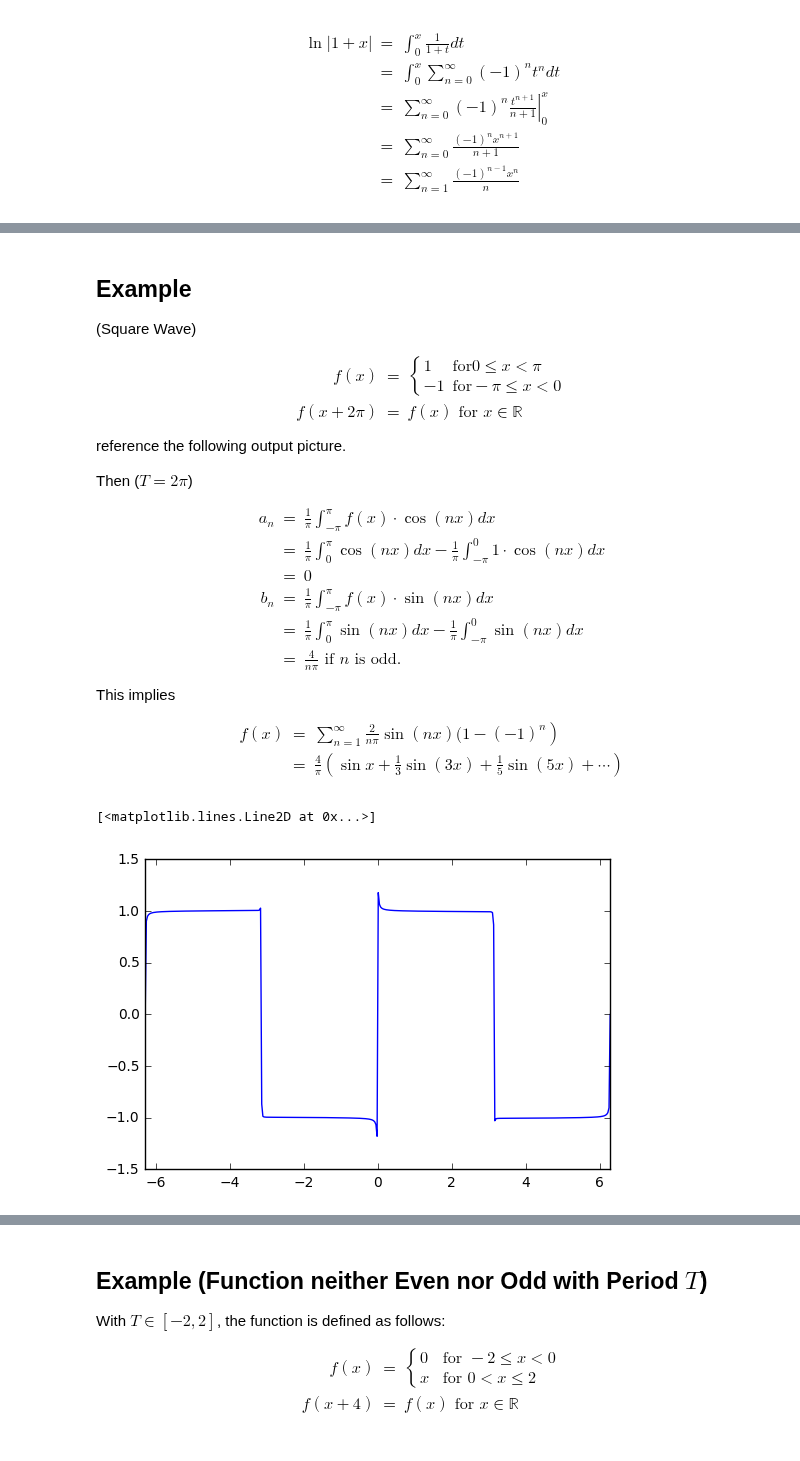
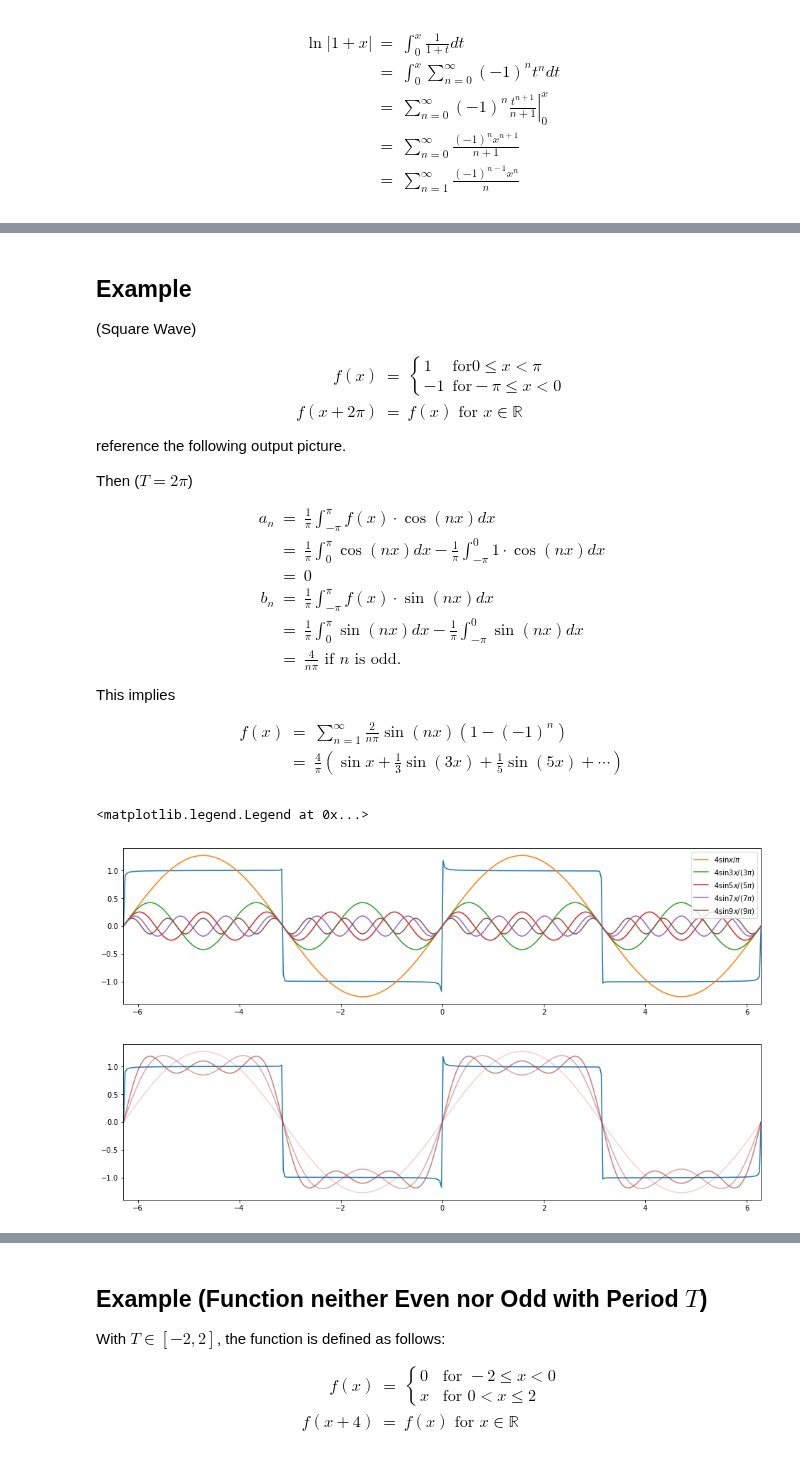
Before and after one commit to cchuang2009/2016-1, a Jupyter notebook: calculus/5 Infinite Series.ipynb, the cells around one changed output, grey strips where cells are left out. Cells and saved outputs as stored; diff of their text form; code cells hidden in the pictures.

```diff
--- a/calculus/5 Infinite Series.ipynb
+++ b/calculus/5 Infinite Series.ipynb
@@ -2042,8 +2122,11 @@ def sawf(x,n):
 
 from numpy import pi,sin,cos
 x=np.linspace(-2*pi,2*pi,400)
-plt.figure(figsize=(6,4))
+plt.figure(figsize=(12,6))
 plt.xlim([-2*pi,2*pi])
 
 plt.plot(x,sawf(x,100))
+for i in range(1,6):
+    plt.plot(x,2*(-1)**(i-1)*sin(i*x)/i,label="%s$\sin$%s$x$/%s" %((-1)**(i+1)*2,i,i))
+plt.legend();
 # %% [output]
@@ -2051,0 +2134,12 @@ plt.plot(x,sawf(x,100))
+# %%
+
+from numpy import pi,sin,cos
+x=np.linspace(-2*pi,2*pi,400)
+plt.figure(figsize=(12,6))
+plt.xlim([-2*pi,2*pi])
+
+plt.plot(x,sawf(x,100))
+f=np.zeros(len(x))
+for i in range(1,4):
+    f=f+2*(-1)**(i-1)*sin(i*x)/i
+    plt.plot(x,f,color="red",alpha=0.15*i)
@@ -2078,7 +2174,7 @@ reference the following output picture.
   This implies
 
 \begin{eqnarray*}
-    f (x) & = & \left. \sum_{n = 1}^{\infty} \frac{2}{n \pi} \sin (n x) (1 -
+    f (x) & = & \sum_{n = 1}^{\infty} \frac{2}{n \pi} \sin (n x) \left(1 -
     (- 1)^n \right)\\
     & = & \frac{4}{\pi} \left( \sin x + \frac{1}{3} \sin (3 x) + \frac{1}{5}
     \sin (5 x) + \cdots \right)
@@ -2089,14 +2185,33 @@ def squaref(x,n):
     for i in range(1,n):
         f+=4*sin((2*i-1)*x)/(2*i-1)/pi
     return f
+# %%
+from numpy import pi,sin,cos
+x=np.linspace(-2*pi,2*pi,400)
+plt.figure(figsize=(16,4))
+plt.xlim([-2*pi,2*pi])
+
+plt.plot(x,squaref(x,100))
+
+plt.plot(x,4*sin(x)/pi,label="4sin$x$/$\pi$")
+for i in range(2,6):
+    plt.plot(x,4*sin((2*i-1)*x)/(2*i-1)/pi,label="4sin%s$x$/(%s$\pi$)" %(2*i-1,2*i-1))
+plt.legend()
+# %% [output]
+<matplotlib.legend.Legend at 0x...>
+[figure, added]
 # %%
 from numpy import pi,sin,cos
 x=np.linspace(-2*pi,2*pi,400)
-plt.figure(figsize=(6,4))
+plt.figure(figsize=(16,4))
 plt.xlim([-2*pi,2*pi])
 
 plt.plot(x,squaref(x,100))
+
+f=np.zeros(len(x))
+for i in range(1,4):
+    f=f+4*sin((2*i-1)*x)/(2*i-1)/pi
+    plt.plot(x,f,color="brown",alpha=0.2*i)
 # %% [output]
-[<matplotlib.lines.Line2D at 0x...>]
-[figure, old version]
+[figure, new version]
 # %% [markdown]
```
Also changed, not shown: parts of 10 cells of this notebook.
